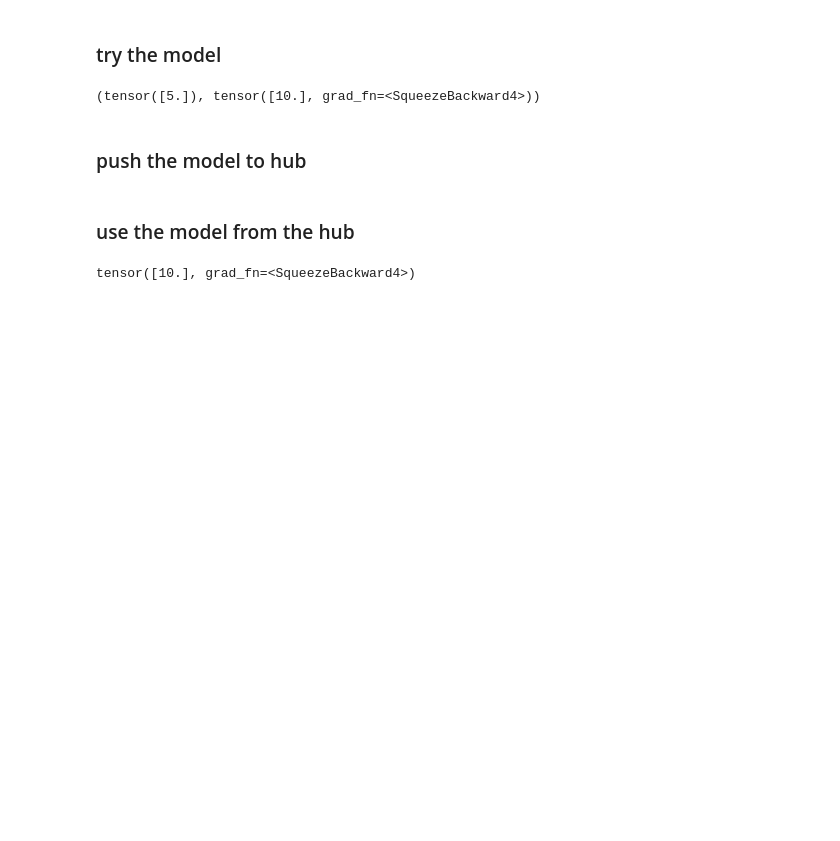
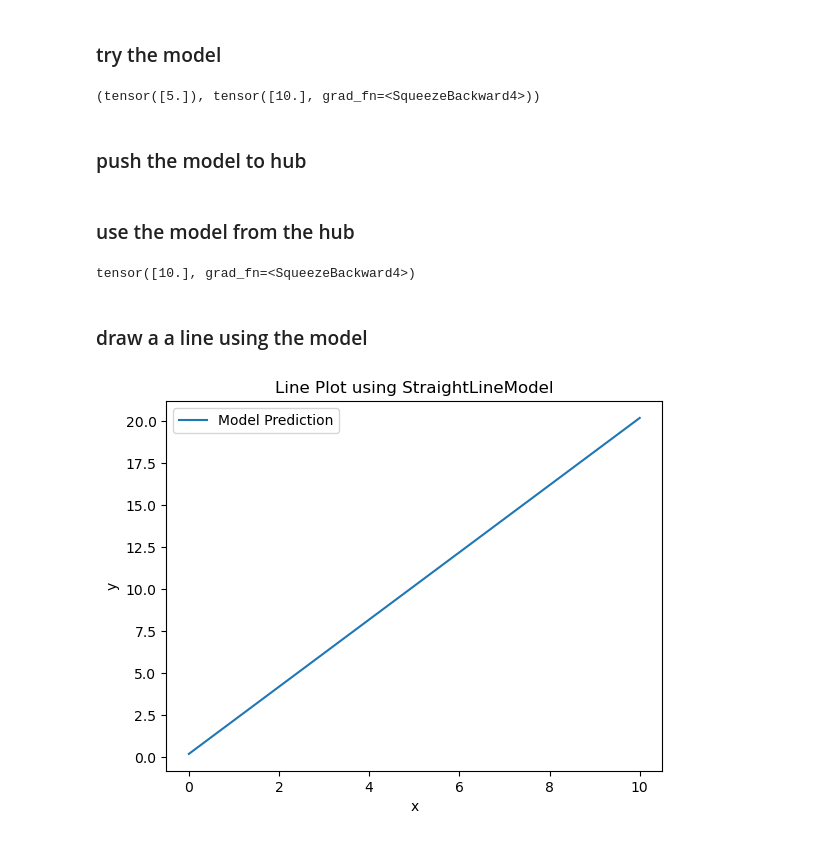
Before and after one commit to tnn1t1s/lines, a Jupyter notebook: lines-model.ipynb, the cells around one changed output. Saved outputs shown, nothing was run; the diff lists cells and outputs as text; code cells hidden in the pictures; blank space fills up the shorter version.

Commit message:
show graph

```diff
--- a/lines-model.ipynb
+++ b/lines-model.ipynb
@@ -65,0 +64,31 @@ tensor([10.], grad_fn=<SqueezeBackward4>)
+# %% [markdown]
+### draw a a line using the model
+# %%
+import matplotlib.pyplot as plt
+%matplotlib inline
+
+
+def plot_line(model, start, end, steps=100):
+    # Generate a range of x values from start to end
+    x_values = torch.linspace(start, end, steps).view(-1, 1)
+
+    # Use the model to predict y values
+    with torch.no_grad():  # We don't need to track gradients here
+        y_values = model(x_values)
+
+    # Convert tensors to numpy arrays for plotting
+    x_values = x_values.numpy()
+    y_values = y_values.numpy()
+
+    # Plotting
+    plt.plot(x_values, y_values, label='Model Prediction')
+    plt.xlabel('x')
+    plt.ylabel('y')
+    plt.title('Line Plot using StraightLineModel')
+    plt.legend()
+    plt.show()
+
+# Plot the line from 0 to 10
+plot_line(model, 0, 10)
+# %% [output]
+[figure, added]
```
Also changed, not shown: parts of 1 cell of this notebook.
